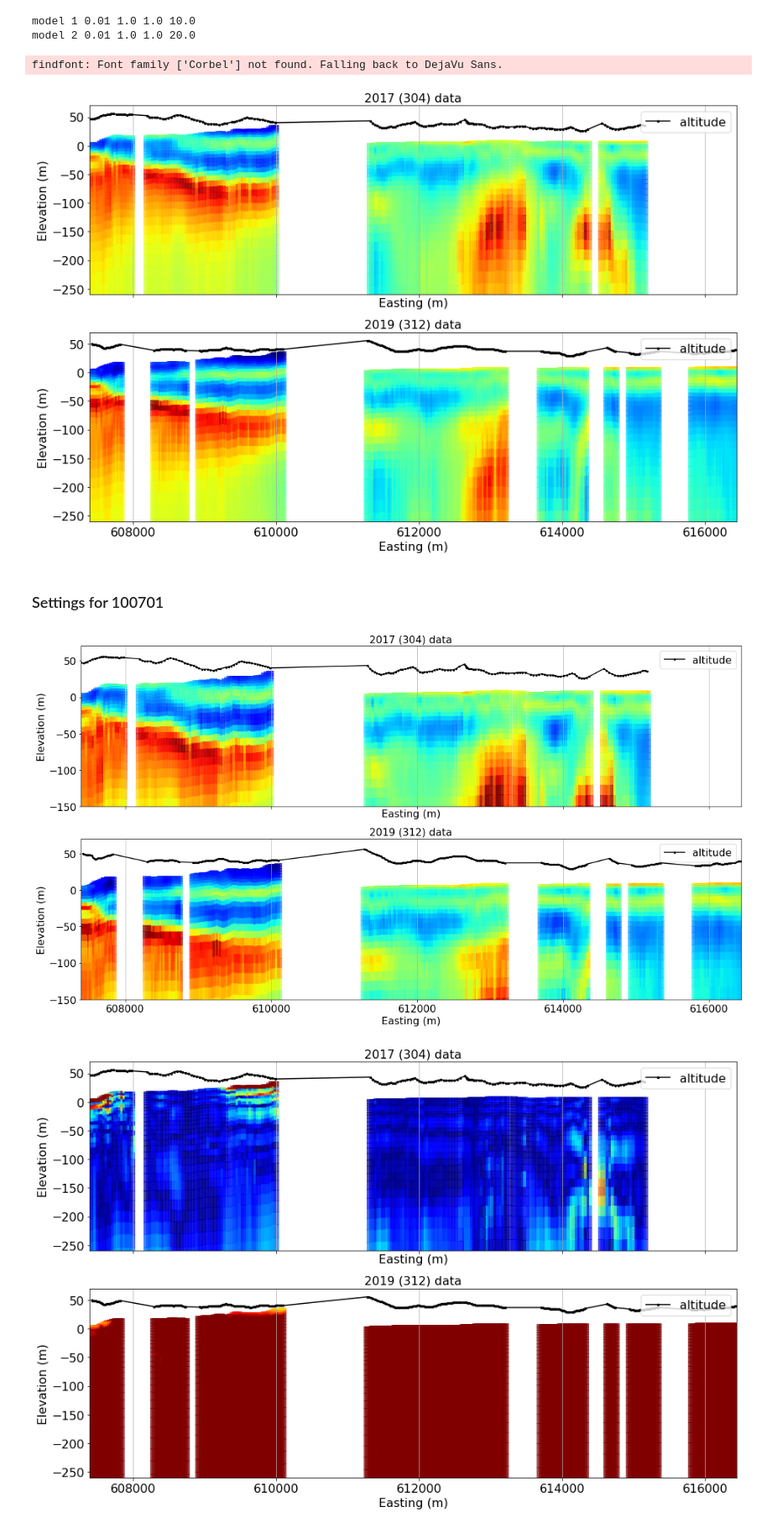
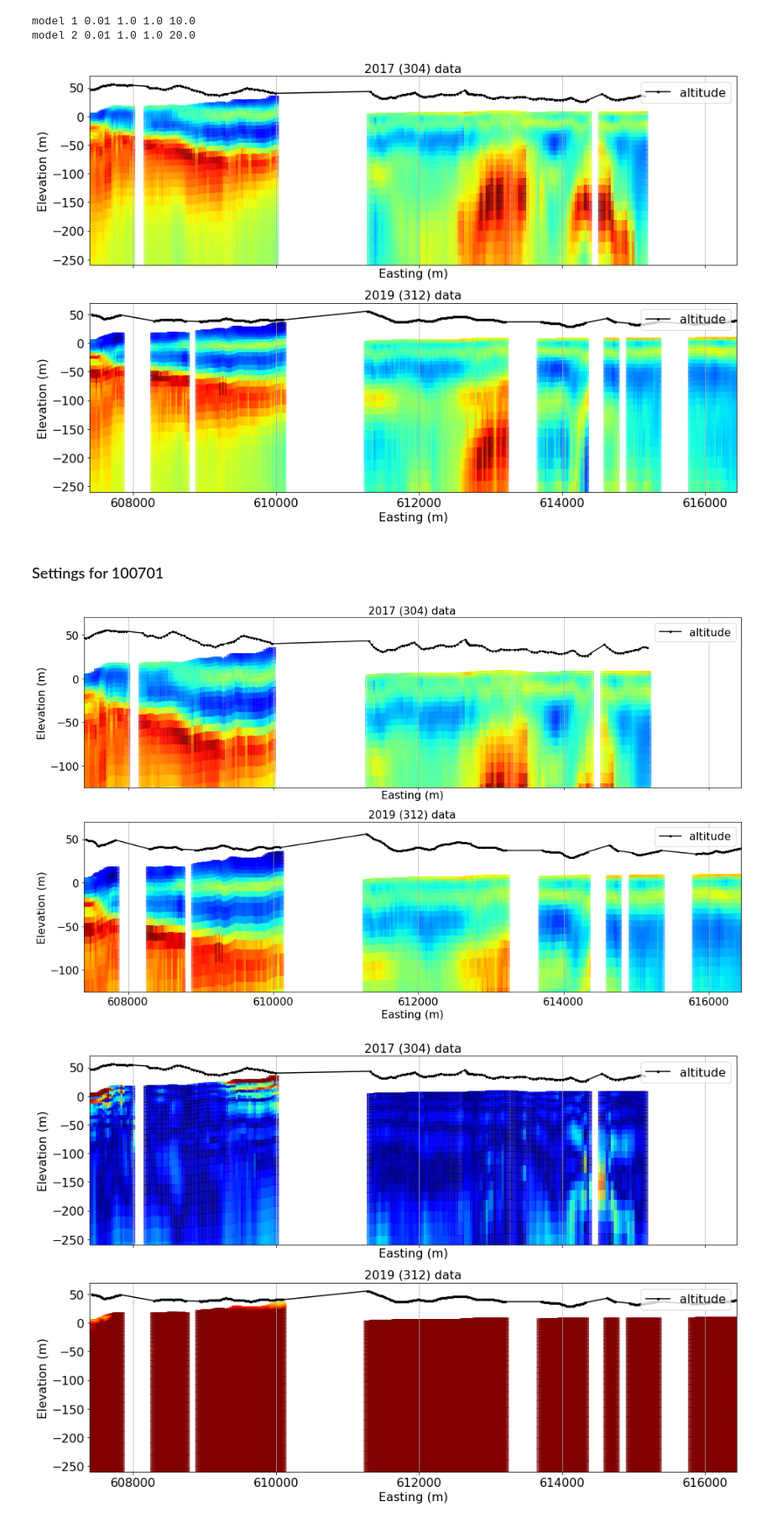
Before and after one commit to igotchalk/timelapseAEM, a Jupyter notebook: notebook/2D_2017-2019_temporal-constraint.ipynb, the cells around one changed output. Shown at 84% size. Saved outputs shown, nothing was run; the diff lists cells and outputs as text; code cells hidden in the pictures.

Commit message:
figs # Please enter the commit message for your changes. Lines starting

```diff
--- a/notebook/2D_2017-2019_temporal-constraint.ipynb
+++ b/notebook/2D_2017-2019_temporal-constraint.ipynb
@@ -721,7 +721,7 @@ topo_plot = np.c_[xy_plot,dem]
 
 alpha1 = .7
 # alpha2 = .7
-fig, (ax1, ax2) = plt.subplots(2,1, figsize=(19, 9),sharex=True)
+fig, (ax1, ax2) = plt.subplots(2,1, figsize=(25, 9),sharex=True)
 
 plt.sca(ax1)
 
@@ -778,8 +778,7 @@ if saveyn:
                           alpha_y=int(100*alpha_y),
                           m0_val=int(m0_val))),dpi=500,bbox_inches='tight')
 # %% [output]
-findfont: Font family ['Corbel'] not found. Falling back to DejaVu Sans.
-[figure, old version]
+[figure, new version]
 # %% [markdown]
 ### Settings for 100701
 # %%
@@ -793,7 +792,7 @@ xy_plot[msk_312] += - 1/np.sqrt(2)*shift
 topo_plot = np.c_[xy_plot,dem]
 
 alpha1 = .7
-aspect=10
+aspect=12
 # alpha2 = .7
 fig, (ax1, ax2) = plt.subplots(2,1, figsize=(19, 9),sharex=True)
 
@@ -807,7 +806,7 @@ IO = ModelIO(
     line=system.astype('float')
 )
 objs = IO.plot_section(line_direction='x', scale='log', plot_type='pcolor', cmap='jet_r',
-                aspect=aspect, clim=(1, 100), dx=50, i_line=0,ax=ax1,zlim =(-150,70),show_colorbar=False,alpha=alpha1)
+                aspect=aspect, clim=(1, 100), dx=50, i_line=0,ax=ax1,zlim =(-125,70),show_colorbar=False,alpha=alpha1)
 
 
 plt.plot(xy[:,0][~msk_312],height[:][~msk_312],'k.-',ms=5,label='altitude')
@@ -819,40 +818,40 @@ plt.title('2017 (304) data')# \n separation={}m  $m_0$={}  $\\alpha_s$={}    $\\
 
 plt.sca(ax2)
 objs = IO.plot_section(line_direction='x', scale='log', plot_type='pcolor', cmap='jet_r',
-                aspect=aspect, clim=(1, 100), dx=50, i_line=1,ax=ax2, zlim = (-150,70),show_colorbar=False,alpha=alpha1)
+                aspect=aspect, clim=(1, 100), dx=50, i_line=1,ax=ax2, zlim = (-125,70),show_colorbar=False,alpha=alpha1)
 plt.plot(topo_plot[:,0][msk_312],height[:][msk_312],'k.-',ms=5,label='altitude')
 plt.legend(loc='upper right')
 cb = objs[-1]
 cb.set_label( '$\\rho_{bulk}$ ($\Omega$-m)')
 plt.title('2019 (312) data')
 
 
 ax1.set_xlim(xy_plot[:,0].min(),xy_plot[:,0].max())
 ax2.set_xlim(xy_plot[:,0].min(),xy_plot[:,0].max())
 ax1.grid(True,axis='x')
 ax2.grid(True,axis='x')
 
 # ax1.set_ylim(-260,70)
 # ax2.set_ylim(-260,70)
 
 # ax1.set_autoscalex_on(True)
 
 # ax1.get_shared_x_axes().join(ax1, ax2)
 # ax2.autoscale() ## call autoscale if needed
 plt.subplots_adjust(left = 0.125,right = 0.9,hspace=.2)
 
 if saveyn:
     plt.savefig(figdir.joinpath('{ts}-mopt_line{line}-sep{sep}-std{std}-s{alpha_s}x{alpha_x}y{alpha_y}m{m0_val}-nodoi.png'
                   .format(ts=ts,
                           line=line[0],
                           sep=shift,
                           std=std,
                           alpha_s=int(100*alpha_s),
                           alpha_x=int(100*alpha_x),
                           alpha_y=int(100*alpha_y),
                           m0_val=int(m0_val))),dpi=500,bbox_inches='tight')
 # %% [output]
-[figure, old version]
+[figure, new version]
 # %%
 from matplotlib.colors import LogNorm
 from simpegEM1D import ModelIO
```
Also changed, not shown: 1 other file.
